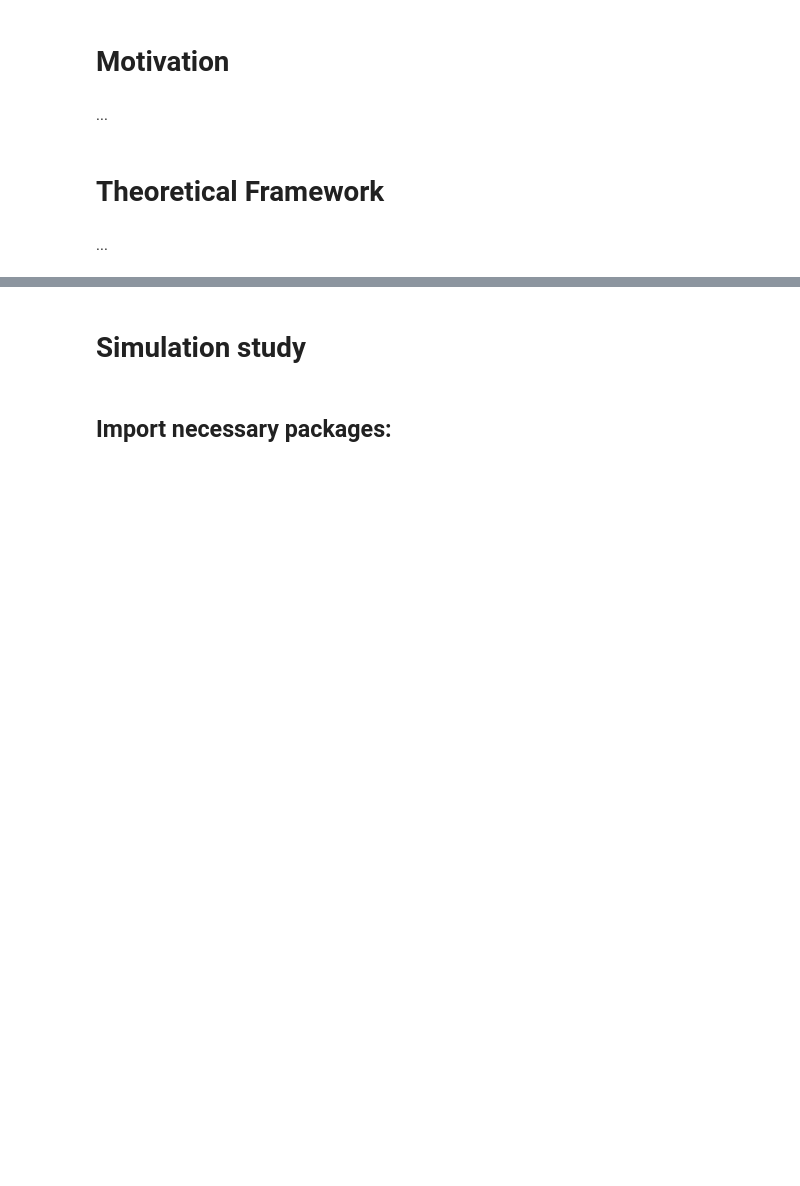
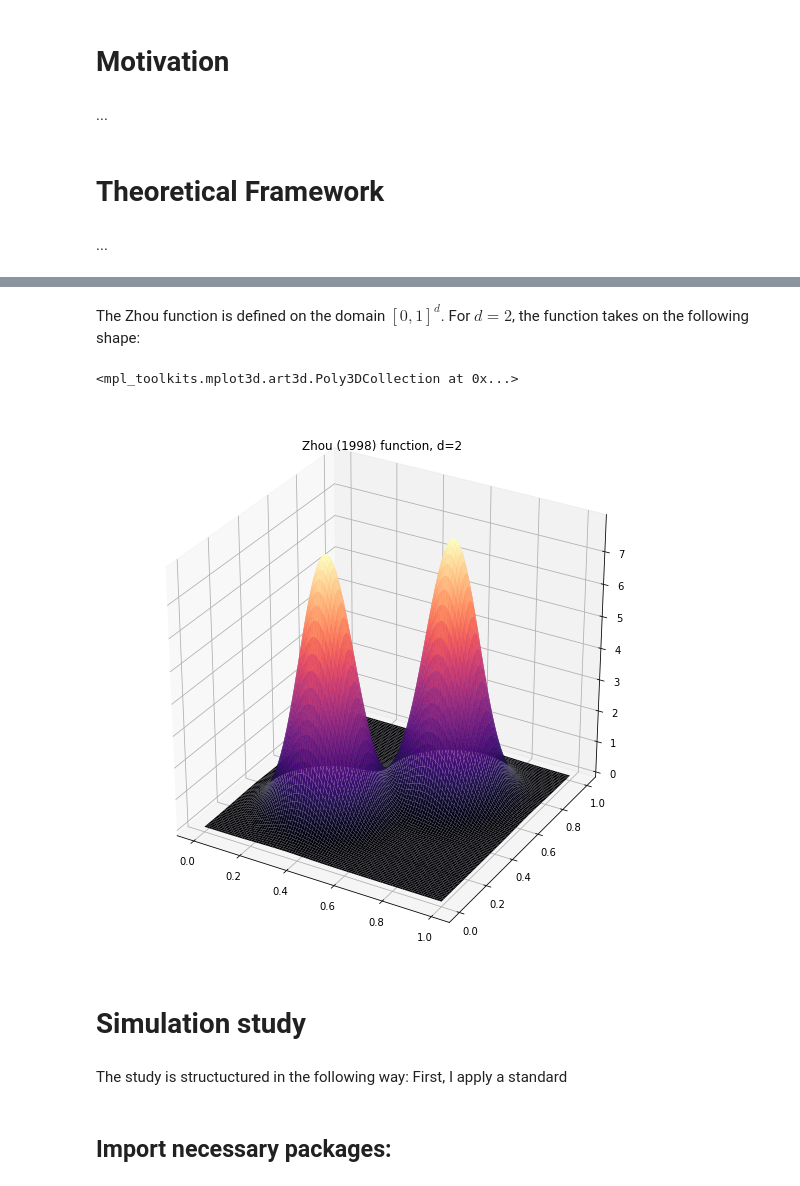
Before and after one commit to simonjheiler/function_approximation, a Jupyter notebook: student_project.ipynb, the cells around one changed output, grey strips where cells are left out. Saved outputs shown, nothing was run; the diff lists cells and outputs as text; code cells hidden in the pictures; blank space fills up the shorter version.

```diff
--- a/student_project.ipynb
+++ b/student_project.ipynb
@@ -15,5 +76,24 @@ Ultimately, the goal is to implement interpolation methods in *respy*, an open-s
+# %% [markdown]
+The Zhou function is defined on the domain $[0, 1]^d$. For $d=2$, the function takes on the following shape:
+# %%
+x = y = np.linspace(0.0, 1.0, 100)
+X, Y = np.meshgrid(x,y)
+
+grid = np.asarray([X.reshape(10000), Y.reshape(10000)]).T
+f_2 = functions.zhou_vectorize(grid)
+f_2 = np.asarray(f_2).reshape((100, 100))
+
+fig = plt.figure(figsize=(10, 10))
+
+ax = fig.add_subplot(111, projection='3d',title="Zhou (1998) function, d=2")
+ax.plot_surface(X, Y, f_2, rstride=1, cstride=1, cmap=plt.cm.magma)
+# %% [output]
+<mpl_toolkits.mplot3d.art3d.Poly3DCollection at 0x...>
+[figure, added]
 # %% [markdown]
 # Simulation study
+# %% [markdown]
+The study is structuctured in the following way: First, I apply a standard
 # %% [markdown]
 ## Import necessary packages:
 # %%
```
Also changed, not shown: parts of 19 cells of this notebook, 7 other files.
